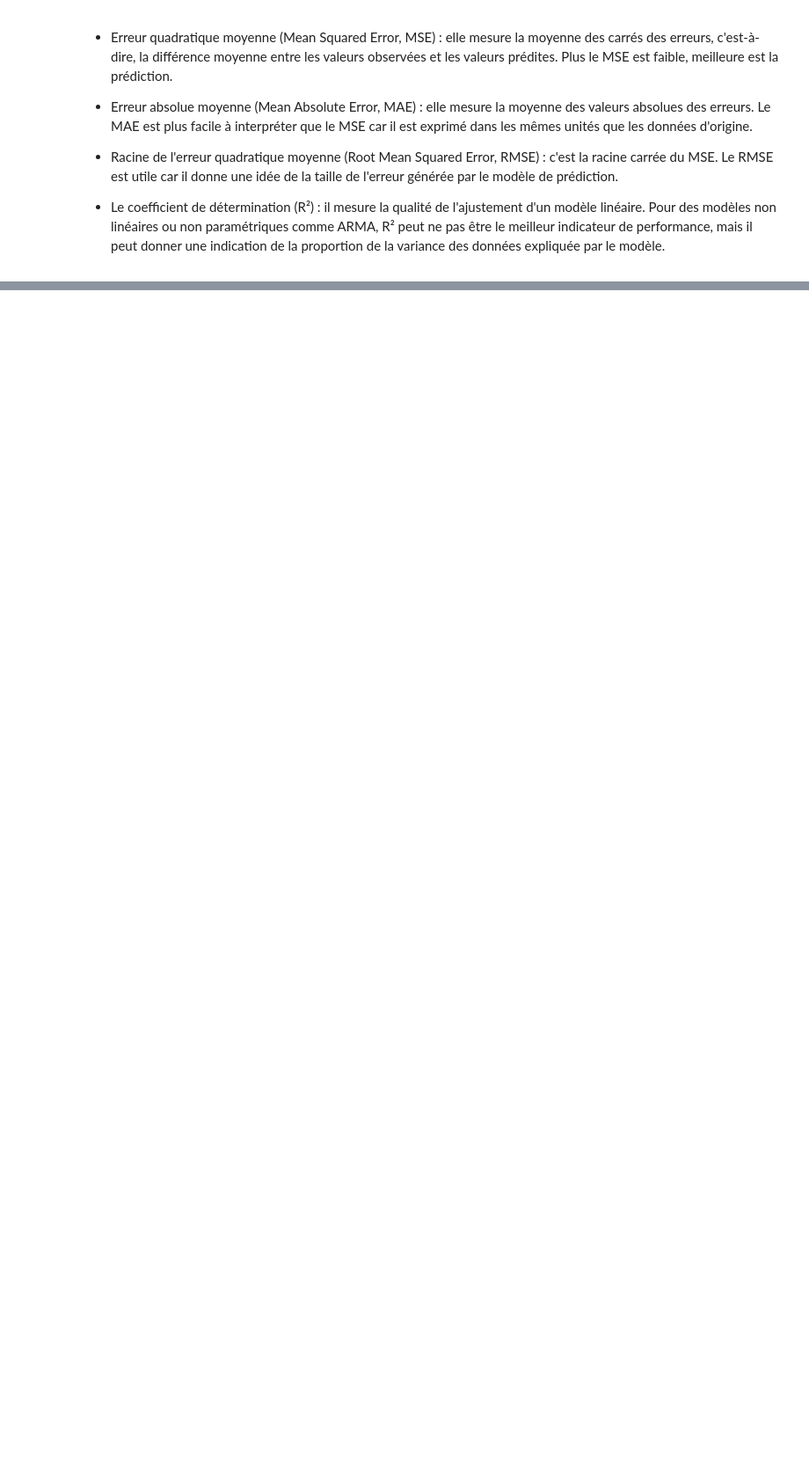
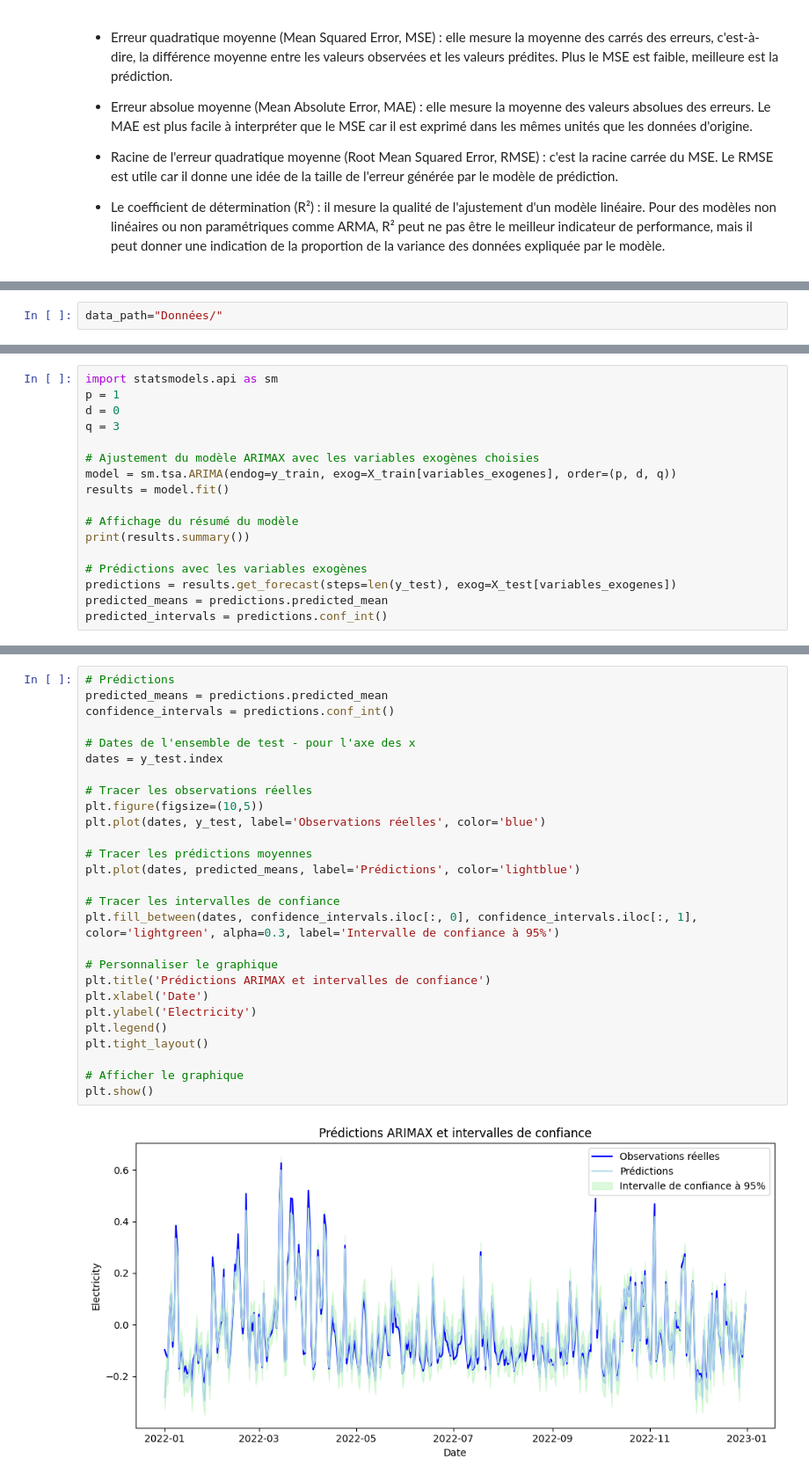
Before and after one commit to dpiot14/Project-4th-year, a Jupyter notebook: wind_Toulouse_Prediction.ipynb, the cells around one changed output, grey strips where cells are left out. Shown at 88% size. Drawn from its saved outputs; the diff is of its cells as text; blank space fills up the shorter version.

Commit message:
Modèle de prédiction ARIMAX

```diff
--- a/wind_Toulouse_Prediction.ipynb
+++ b/wind_Toulouse_Prediction.ipynb
@@ -647,0 +572,2 @@ plt.show()
+# %%
+data_path="Données/"
@@ -647,0 +765,17 @@ plt.show()
+# %%
+import statsmodels.api as sm
+p = 1
+d = 0
+q = 3
+
+# Ajustement du modèle ARIMAX avec les variables exogènes choisies
+model = sm.tsa.ARIMA(endog=y_train, exog=X_train[variables_exogenes], order=(p, d, q))
+results = model.fit()
+
+# Affichage du résumé du modèle
+print(results.summary())
+
+# Prédictions avec les variables exogènes
+predictions = results.get_forecast(steps=len(y_test), exog=X_test[variables_exogenes])
+predicted_means = predictions.predicted_mean
+predicted_intervals = predictions.conf_int()
@@ -647,0 +840,29 @@ plt.show()
+# %%
+# Prédictions
+predicted_means = predictions.predicted_mean
+confidence_intervals = predictions.conf_int()
+
+# Dates de l'ensemble de test - pour l'axe des x
+dates = y_test.index
+
+# Tracer les observations réelles
+plt.figure(figsize=(10,5))
+plt.plot(dates, y_test, label='Observations réelles', color='blue')
+
+# Tracer les prédictions moyennes
+plt.plot(dates, predicted_means, label='Prédictions', color='lightblue')
+
+# Tracer les intervalles de confiance
+plt.fill_between(dates, confidence_intervals.iloc[:, 0], confidence_intervals.iloc[:, 1], color='lightgreen', alpha=0.3, label='Intervalle de confiance à 95%')
+
+# Personnaliser le graphique
+plt.title('Prédictions ARIMAX et intervalles de confiance')
+plt.xlabel('Date')
+plt.ylabel('Electricity')
+plt.legend()
+plt.tight_layout()
+
+# Afficher le graphique
+plt.show()
+# %% [output]
+[figure, added]
```
Also changed, not shown: parts of 53 cells of this notebook.
